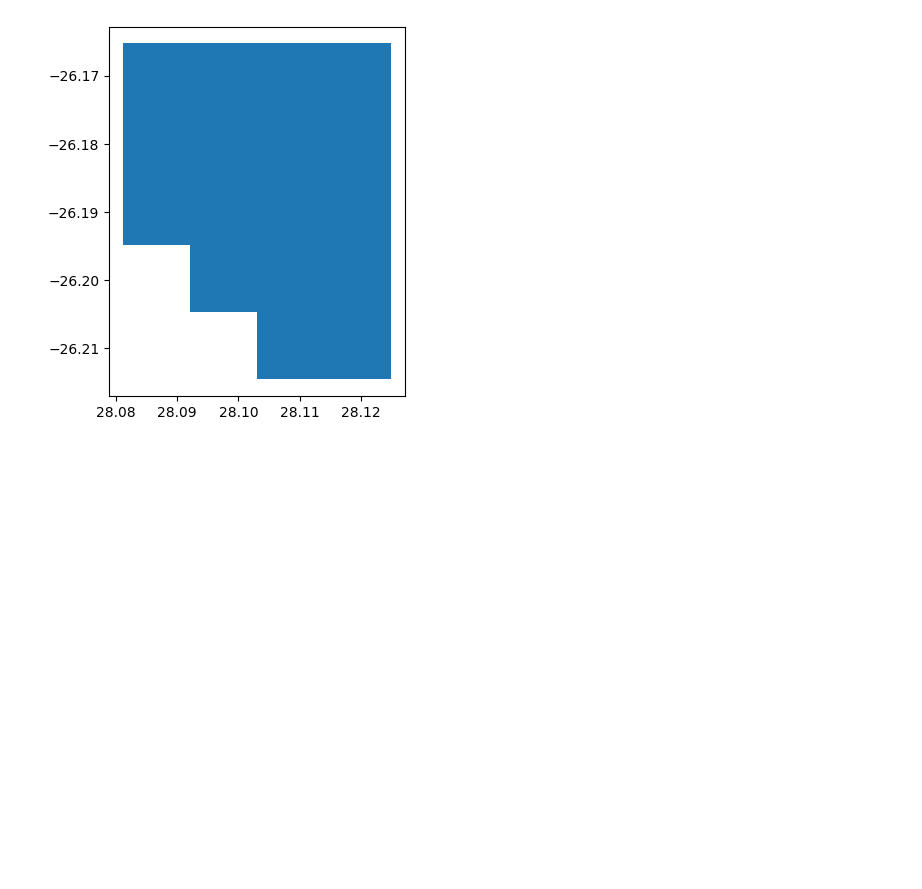
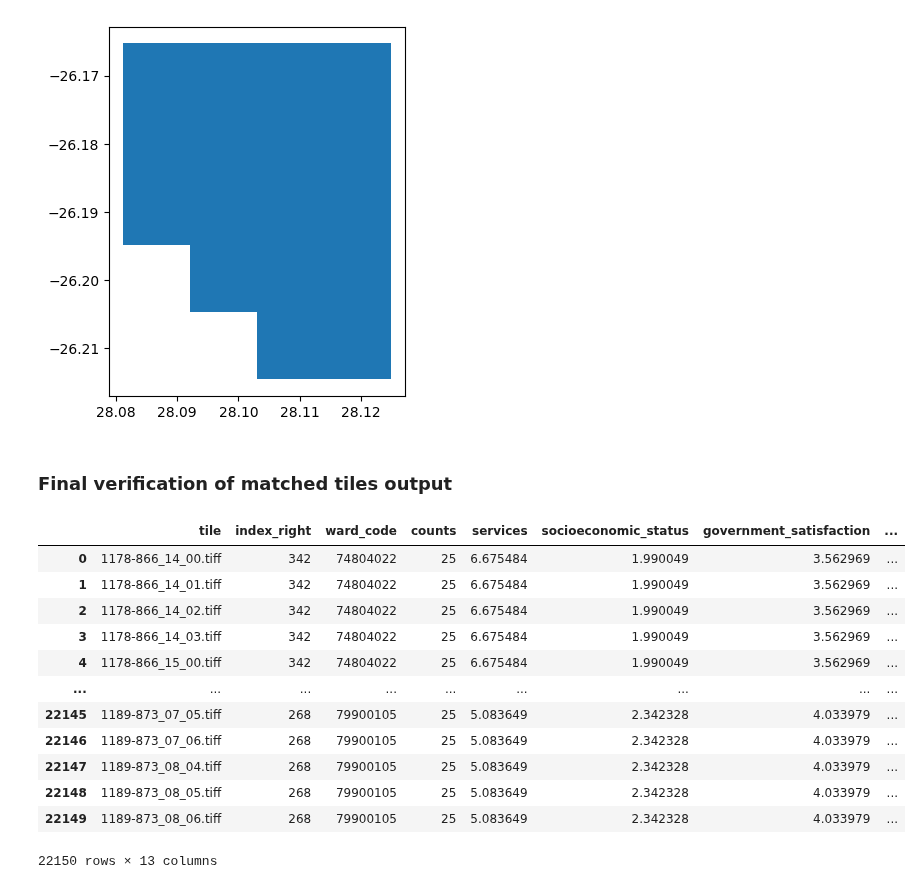
Before and after one commit to Emily-RoseSteyn/measuring-quality-of-life-gauteng, a Jupyter notebook: notebooks/sandbox.ipynb, the cells around one changed output. Saved outputs shown, nothing was run; the diff lists cells and outputs as text; code cells hidden in the pictures; blank space fills up the shorter version.

Commit message:
Verification

```diff
--- a/notebooks/sandbox.ipynb
+++ b/notebooks/sandbox.ipynb
@@ -99,3 +99,22 @@ join_left_df.plot()
 # Ok, figured out that the tile transforms were not saving as expected but I can instead retrieve the bounds from the destination dataset writer (from rasterio)
 # %%
 # Verified that the correct tiles are now being retrieved for Kensington based on QGIS
+# %% [markdown]
+### Final verification of matched tiles output
+# %%
+full_output = gpd.read_file("outputs/matched/gauteng-qol-cluster-tiles.geojson")
+full_output
+# %% [output]
+|  | tile | index_right | ward_code | counts | services | socioeconomic_status | government_satisfaction | ... |
+| 0 | 1178-866_14_00.tiff | 342 | 74804022 | 25 | 6.675484 | 1.990049 | 3.562969 | ... |
+| 1 | 1178-866_14_01.tiff | 342 | 74804022 | 25 | 6.675484 | 1.990049 | 3.562969 | ... |
+| 2 | 1178-866_14_02.tiff | 342 | 74804022 | 25 | 6.675484 | 1.990049 | 3.562969 | ... |
+| 3 | 1178-866_14_03.tiff | 342 | 74804022 | 25 | 6.675484 | 1.990049 | 3.562969 | ... |
+| 4 | 1178-866_15_00.tiff | 342 | 74804022 | 25 | 6.675484 | 1.990049 | 3.562969 | ... |
+| ... | ... | ... | ... | ... | ... | ... | ... | ... |
+| 22145 | 1189-873_07_05.tiff | 268 | 79900105 | 25 | 5.083649 | 2.342328 | 4.033979 | ... |
+| 22146 | 1189-873_07_06.tiff | 268 | 79900105 | 25 | 5.083649 | 2.342328 | 4.033979 | ... |
+| 22147 | 1189-873_08_04.tiff | 268 | 79900105 | 25 | 5.083649 | 2.342328 | 4.033979 | ... |
+| 22148 | 1189-873_08_05.tiff | 268 | 79900105 | 25 | 5.083649 | 2.342328 | 4.033979 | ... |
+| 22149 | 1189-873_08_06.tiff | 268 | 79900105 | 25 | 5.083649 | 2.342328 | 4.033979 | ... |
+22150 rows × 13 columns
```
Also changed, not shown: parts of 2 cells of this notebook.
